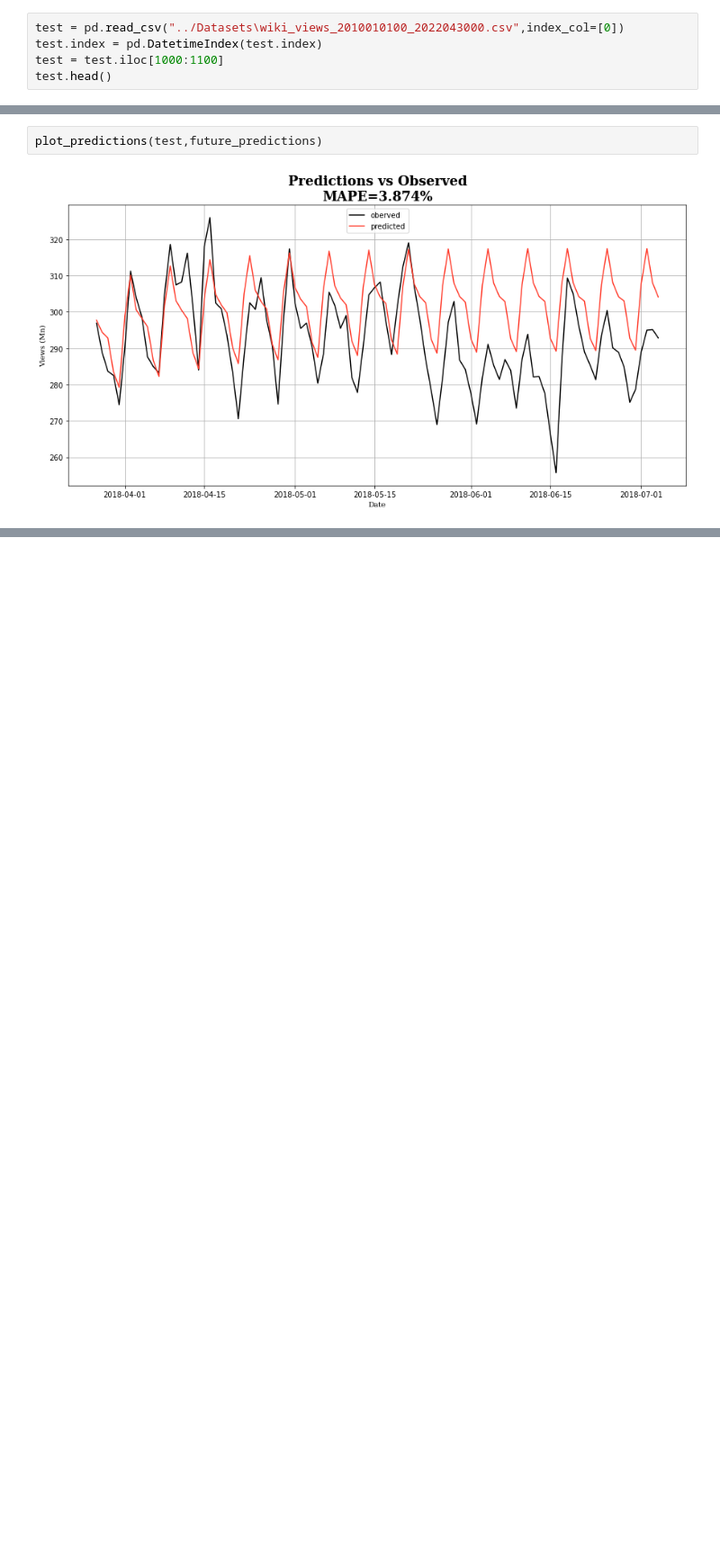
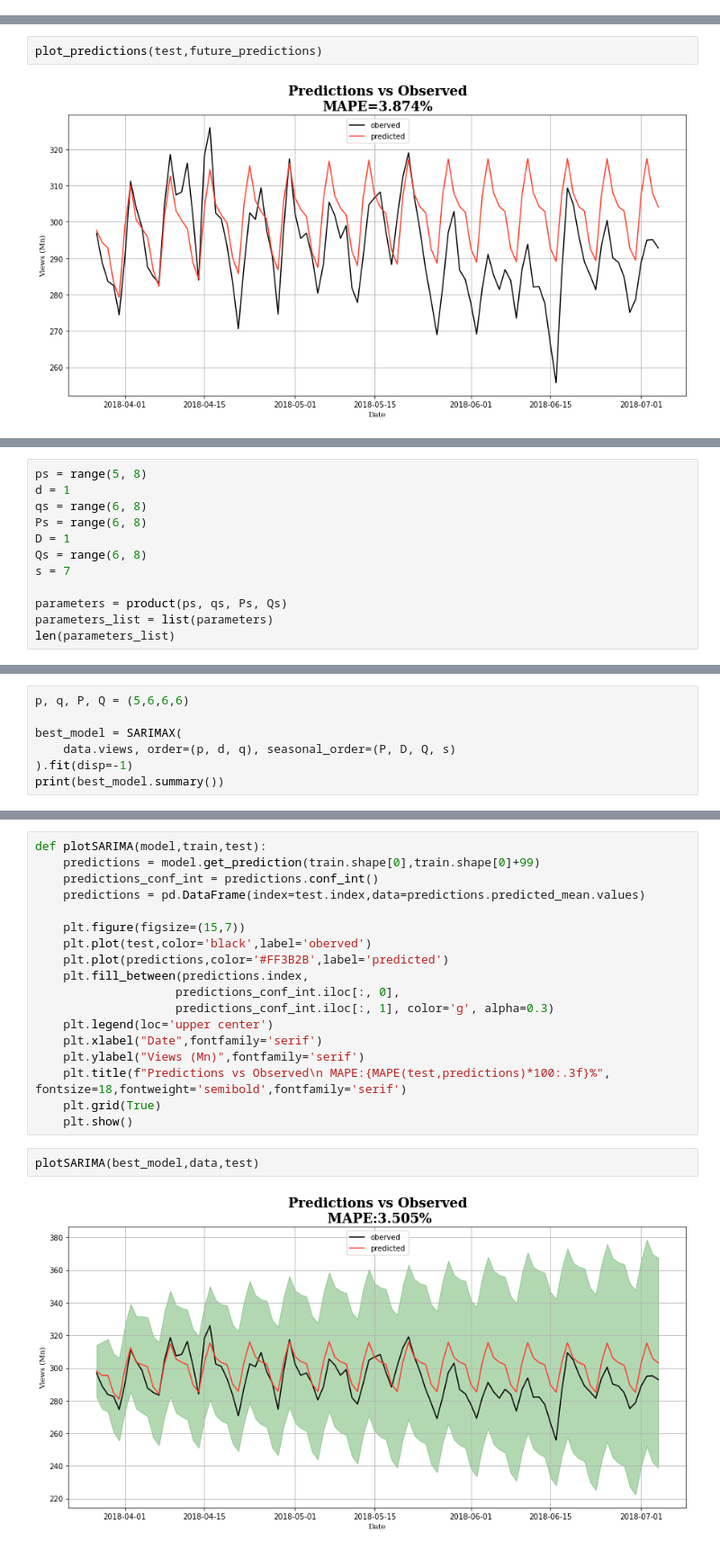
Before and after one commit to Ransaka/MyForecastingRepo, a Jupyter notebook: 02. Intermediate/ARIMA and Family.ipynb, the cells around one changed output, grey strips where cells are left out. Shown at 90% size. Drawn from its saved outputs; the diff is of its cells as text; blank space fills up the shorter version.

Commit message:
Completed SARIMAX nb

```diff
--- a/02. Intermediate/ARIMA and Family.ipynb
+++ b/02. Intermediate/ARIMA and Family.ipynb
@@ -223,8 +219,3 @@ data.tail()
 | 2018-03-24 | 277.636125 |
 | 2018-03-25 | 290.927648 |
 | 2018-03-26 | 305.717400 |
-# %%
-test = pd.read_csv("../Datasets\wiki_views_2010010100_2022043000.csv",index_col=[0])
-test.index = pd.DatetimeIndex(test.index)
-test = test.iloc[1000:1100]
-test.head()
@@ -241,0 +232,12 @@ plot_predictions(test,future_predictions)
+# %%
+ps = range(5, 8)
+d = 1
+qs = range(6, 8)
+Ps = range(6, 8)
+D = 1
+Qs = range(6, 8)
+s = 7
+
+parameters = product(ps, qs, Ps, Qs)
+parameters_list = list(parameters)
+len(parameters_list)
@@ -241,0 +296,7 @@ plot_predictions(test,future_predictions)
+# %%
+p, q, P, Q = (5,6,6,6)
+
+best_model = SARIMAX(
+    data.views, order=(p, d, q), seasonal_order=(P, D, Q, s)
+).fit(disp=-1)
+print(best_model.summary())
@@ -241,0 +321,22 @@ plot_predictions(test,future_predictions)
+# %%
+def plotSARIMA(model,train,test):
+    predictions = model.get_prediction(train.shape[0],train.shape[0]+99)
+    predictions_conf_int = predictions.conf_int()
+    predictions = pd.DataFrame(index=test.index,data=predictions.predicted_mean.values)
+
+    plt.figure(figsize=(15,7))
+    plt.plot(test,color='black',label='oberved')
+    plt.plot(predictions,color='#FF3B2B',label='predicted')
+    plt.fill_between(predictions.index,
+                    predictions_conf_int.iloc[:, 0],
+                    predictions_conf_int.iloc[:, 1], color='g', alpha=0.3)
+    plt.legend(loc='upper center')
+    plt.xlabel("Date",fontfamily='serif')
+    plt.ylabel("Views (Mn)",fontfamily='serif')
+    plt.title(f"Predictions vs Observed\n MAPE:{MAPE(test,predictions)*100:.3f}%", fontsize=18,fontweight='semibold',fontfamily='serif')
+    plt.grid(True)
+    plt.show()
+# %%
+plotSARIMA(best_model,data,test)
+# %% [output]
+[figure, added]
```
Also changed, not shown: parts of 38 cells of this notebook.
